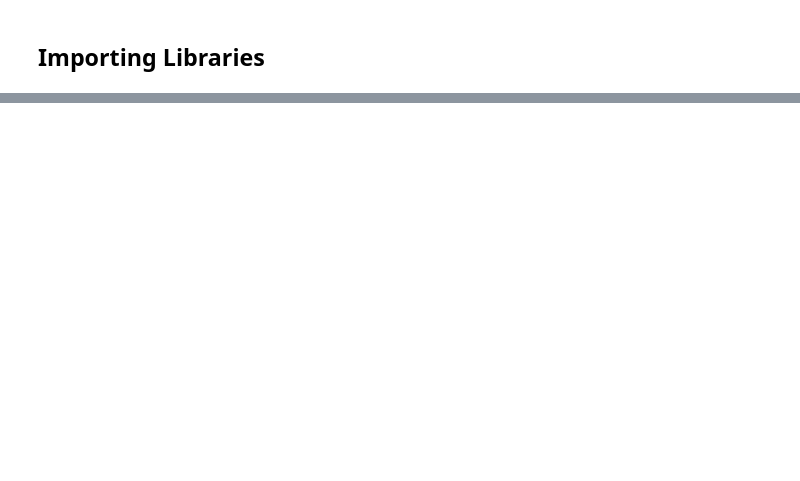
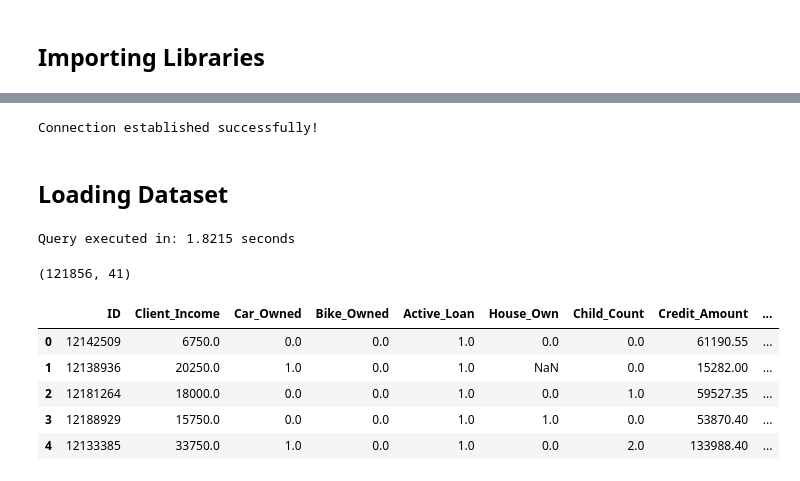
Before and after one commit to rohit180497/NBFI-Loan-Repayment, a Jupyter notebook: notebooks/Report.ipynb, the cells around one changed output, grey strips where cells are left out. Cells and saved outputs as stored; diff of their text form; code cells hidden in the pictures; blank space fills up the shorter version.

```diff
--- a/notebooks/Report.ipynb
+++ b/notebooks/Report.ipynb
@@ -17,0 +103,12 @@ ModuleNotFoundError: No module named 'pyodbc'
+# %%
+server = 'ROHIT'
+database = 'NBFIData'
+username = 'rohit_kosamkar'
+password = 'February@2025'
+
+# Establish connection
+conn = create_sql_connection(server, database, username, password)
+# %% [output]
+Connection established successfully!
+# %% [markdown]
+## Loading Dataset
@@ -17,0 +120,6 @@ ModuleNotFoundError: No module named 'pyodbc'
+# %%
+data_temp = query_data(conn, query)
+data_temp.shape
+# %% [output]
+Query executed in: 1.8215 seconds
+(121856, 41)
@@ -17,0 +128,10 @@ ModuleNotFoundError: No module named 'pyodbc'
+# %%
+data = data_temp.copy(deep=True)
+data.head()
+# %% [output]
+|  | ID | Client_Income | Car_Owned | Bike_Owned | Active_Loan | House_Own | Child_Count | Credit_Amount | ... |
+| 0 | 12142509 | 6750.0 | 0.0 | 0.0 | 1.0 | 0.0 | 0.0 | 61190.55 | ... |
+| 1 | 12138936 | 20250.0 | 1.0 | 0.0 | 1.0 | NaN | 0.0 | 15282.00 | ... |
+| 2 | 12181264 | 18000.0 | 0.0 | 0.0 | 1.0 | 0.0 | 1.0 | 59527.35 | ... |
+| 3 | 12188929 | 15750.0 | 0.0 | 0.0 | 1.0 | 1.0 | 0.0 | 53870.40 | ... |
+| 4 | 12133385 | 33750.0 | 1.0 | 0.0 | 1.0 | 0.0 | 2.0 | 133988.40 | ... |
```
Also changed, not shown: parts of 37 cells of this notebook, 2 other files.
